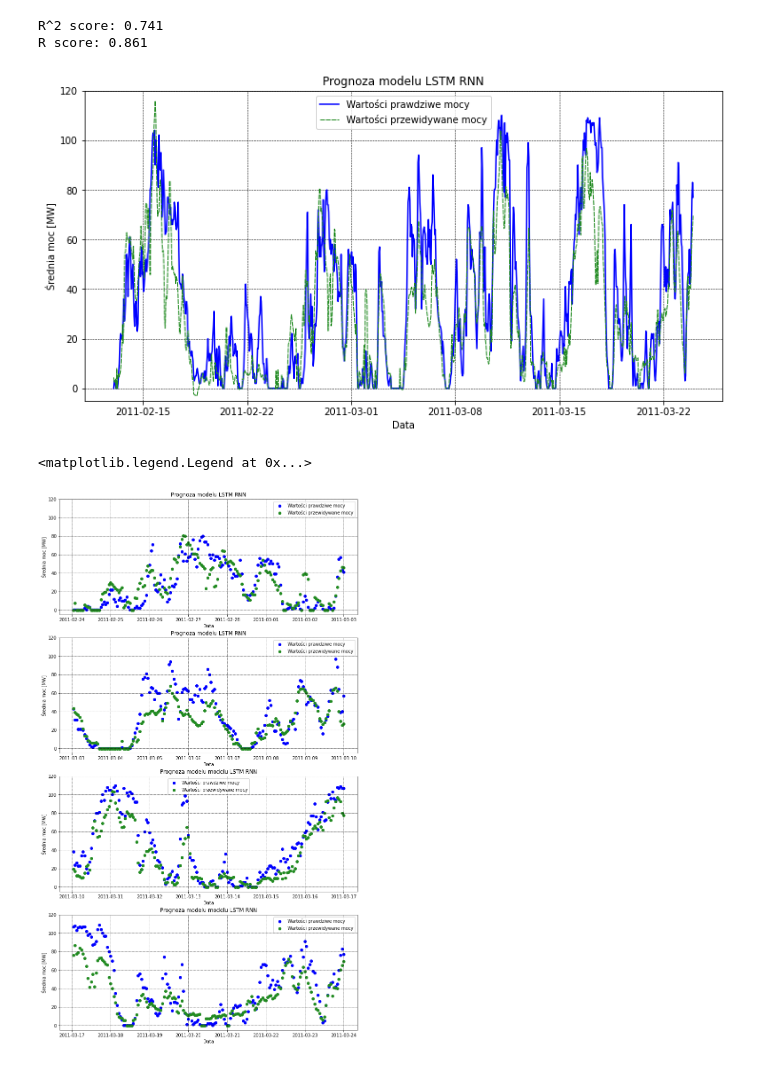
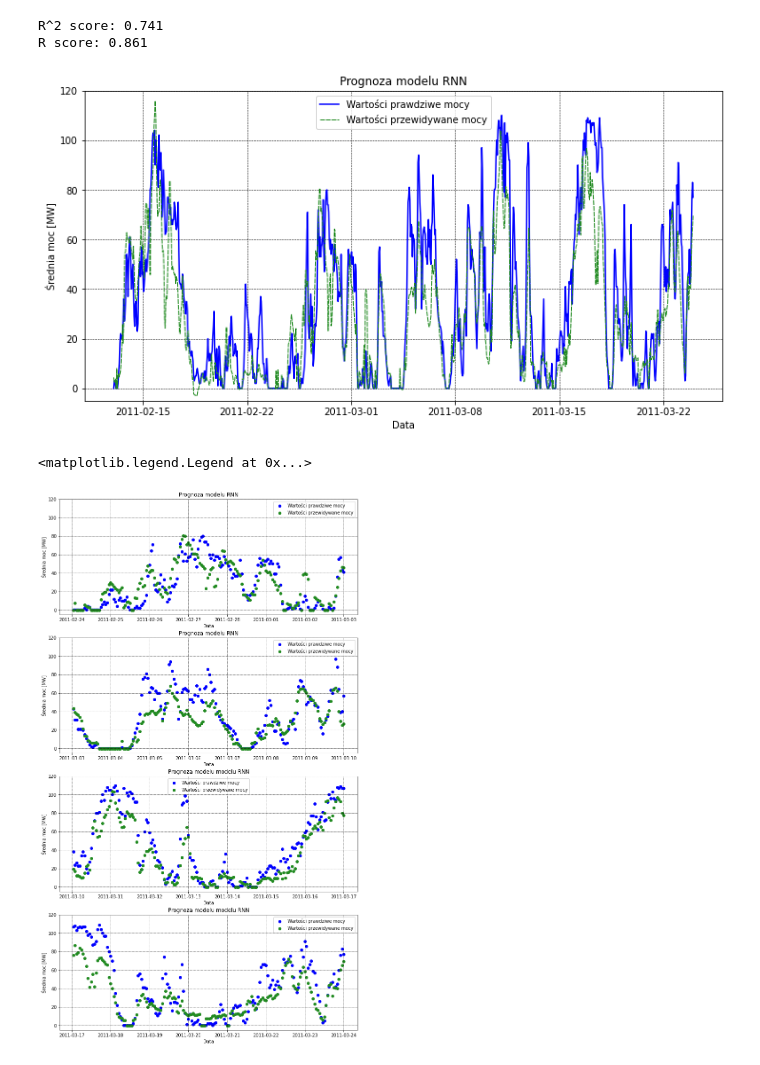
Before and after one commit to Dawidemm/wind-farm-power-forecasting, a Jupyter notebook: ForecastingSimpleRNN.ipynb, the cells around one changed output. Drawn from its saved outputs; the diff is of its cells as text; code cells hidden in the pictures.

```diff
--- a/ForecastingSimpleRNN.ipynb
+++ b/ForecastingSimpleRNN.ipynb
@@ -72,19 +72,19 @@ R score: 0.861
 # %%
 plt.plot(dataset.date_time[int(dataset.lenght * 0.9):], test_dataset[1], color='blue', label='Wartości prawdziwe mocy', linewidth=1.5)
 plt.plot(dataset.date_time[int(dataset.lenght * 0.9):], predictions, color='forestgreen',
                                                                      linestyle=(0, (5, 1)), label='Wartości przewidywane mocy', linewidth=1)
 fig = plt.gcf()
 fig = fig.set_size_inches(12,6)
 plt.ylim([-5, 120])
 plt.ticklabel_format(axis='y', style='plain')
 plt.grid(color='k', linewidth=0.5, linestyle='--')
-plt.title('Prognoza modelu LSTM RNN')
+plt.title('Prognoza modelu RNN')
 plt.xlabel('Data')
 plt.ylabel('Średnia moc [MW]')
 plt.legend(loc='best')
 plt.show()
 # %% [output]
-[figure, old version]
+[figure, new version]
 # %%
 fig, (ax0, ax1, ax2, ax3) = plt.subplots(4, 1, figsize=(12,22))
 ax3.scatter(dataset.date_time[-168:], test_dataset[1][-168:], color='blue', label='Wartości prawdziwe mocy')
@@ -92,7 +92,7 @@ ax3.scatter(dataset.date_time[-168:], predictions[-168:], color='forestgreen', l
 ax3.set_ylim([-5, 120])
 ax3.ticklabel_format(axis='y', style='plain')
 ax3.grid(color='k', linewidth=0.5, linestyle='--')
-ax3.set_title('Prognoza modelu modelu LSTM RNN')
+ax3.set_title('Prognoza modelu modelu RNN')
 ax3.set_xlabel('Data')
 ax3.set_ylabel('Średnia moc [MW]')
 ax3.legend(loc='best')
@@ -102,7 +102,7 @@ ax2.scatter(dataset.date_time[-336:-168], predictions[-336:-168], color='forestg
 ax2.set_ylim([-5, 120])
 ax2.ticklabel_format(axis='y', style='plain')
 ax2.grid(color='k', linewidth=0.5, linestyle='--')
-ax2.set_title('Prognoza modelu modelu LSTM RNN')
+ax2.set_title('Prognoza modelu modelu RNN')
 ax2.set_xlabel('Data')
 ax2.set_ylabel('Średnia moc [MW]')
 ax2.legend(loc='best')
@@ -112,7 +112,7 @@ ax1.scatter(dataset.date_time[-504:-336], predictions[-504:-336], color='forestg
 ax1.set_ylim([-5, 120])
 ax1.ticklabel_format(axis='y', style='plain')
 ax1.grid(color='k', linewidth=0.5, linestyle='--')
-ax1.set_title('Prognoza modelu LSTM RNN')
+ax1.set_title('Prognoza modelu RNN')
 ax1.set_xlabel('Data')
 ax1.set_ylabel('Średnia moc [MW]')
 ax1.legend(loc='best')
@@ -122,13 +122,13 @@ ax0.scatter(dataset.date_time[-672:-504], predictions[-672:-504], color='forestg
 ax0.set_ylim([-5, 120])
 ax0.ticklabel_format(axis='y', style='plain')
 ax0.grid(color='k', linewidth=0.5, linestyle='--')
-ax0.set_title('Prognoza modelu LSTM RNN')
+ax0.set_title('Prognoza modelu RNN')
 ax0.set_xlabel('Data')
 ax0.set_ylabel('Średnia moc [MW]')
 ax0.legend(loc='best')
 # %% [output]
 <matplotlib.legend.Legend at 0x...>
-[figure, old version]
+[figure, new version]
 # %%
 plt.scatter(dataset.wind_speed[int(dataset.lenght * 0.9):], test_dataset[1], color='blue', label='Wartości prawdziwe mocy')
 plt.scatter(dataset.wind_speed[int(dataset.lenght * 0.9):], predictions, color='forestgreen', label='Wartości przewidywane mocy')
```
Also changed, not shown: parts of 1 cell of this notebook.
